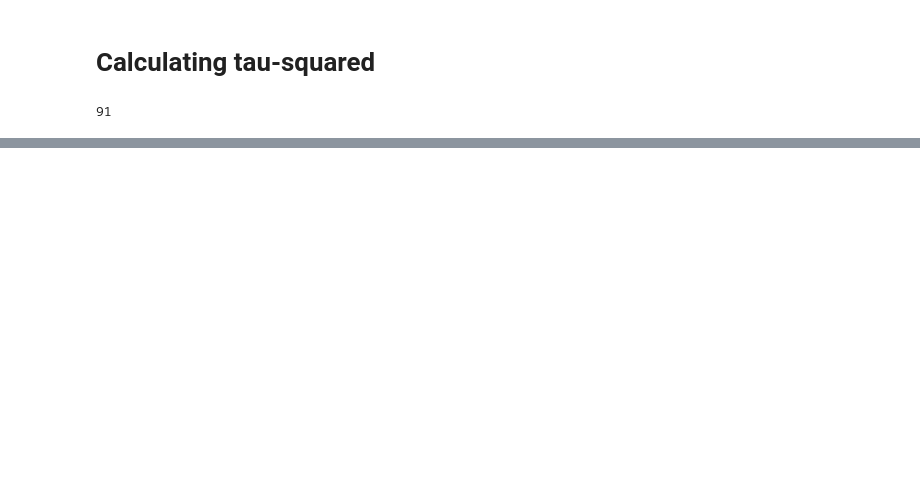
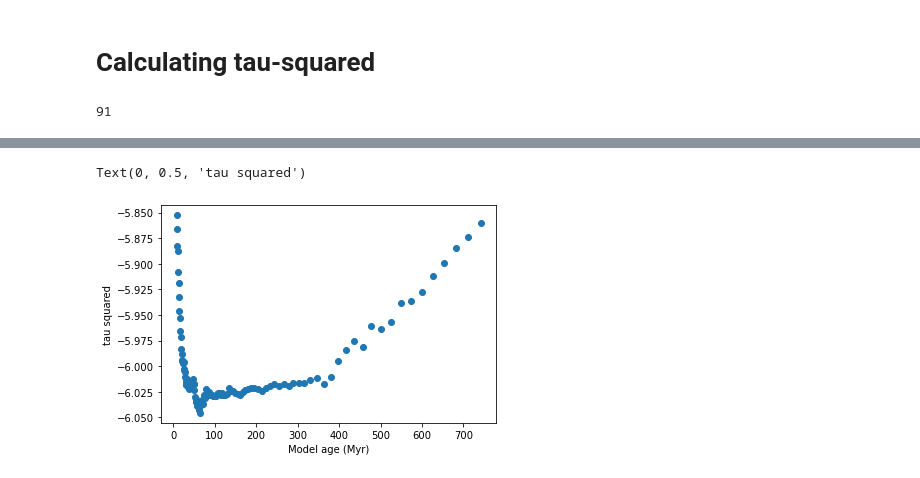
Before and after one commit to stephtdouglas/TESS_young, a Jupyter notebook: test_tau_sq.ipynb, the cells around one changed output, grey strips where cells are left out. Cells and saved outputs as stored; diff of their text form; code cells hidden in the pictures; blank space fills up the shorter version.

```diff
--- a/test_tau_sq.ipynb
+++ b/test_tau_sq.ipynb
@@ -300,0 +416,11 @@ tau_sq
+# %%
+p_tau_sq = np.zeros(len(model_ages))
+for i, age in enumerate(model_ages):
+    p_tau_sq[i] = calc_tausq_praesepe(model_year,age,period_scale)
+# %%
+plt.plot(model_ages,p_tau_sq,'o')
+plt.xlabel("Model age (Myr)")
+plt.ylabel("tau squared")
+# %% [output]
+Text(0, 0.5, 'tau squared')
+[figure, added]
```
Also changed, not shown: parts of 13 cells of this notebook.
